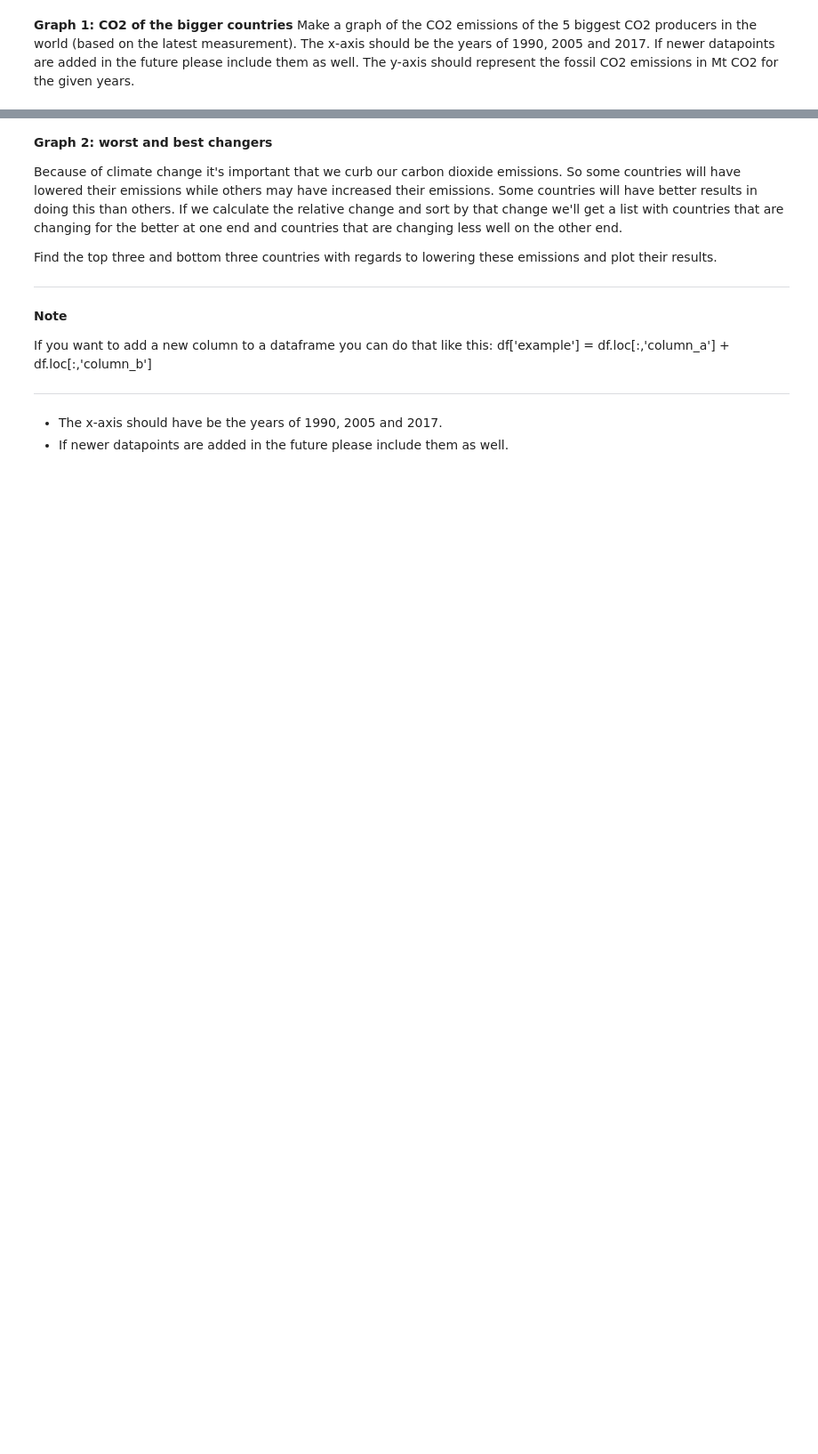
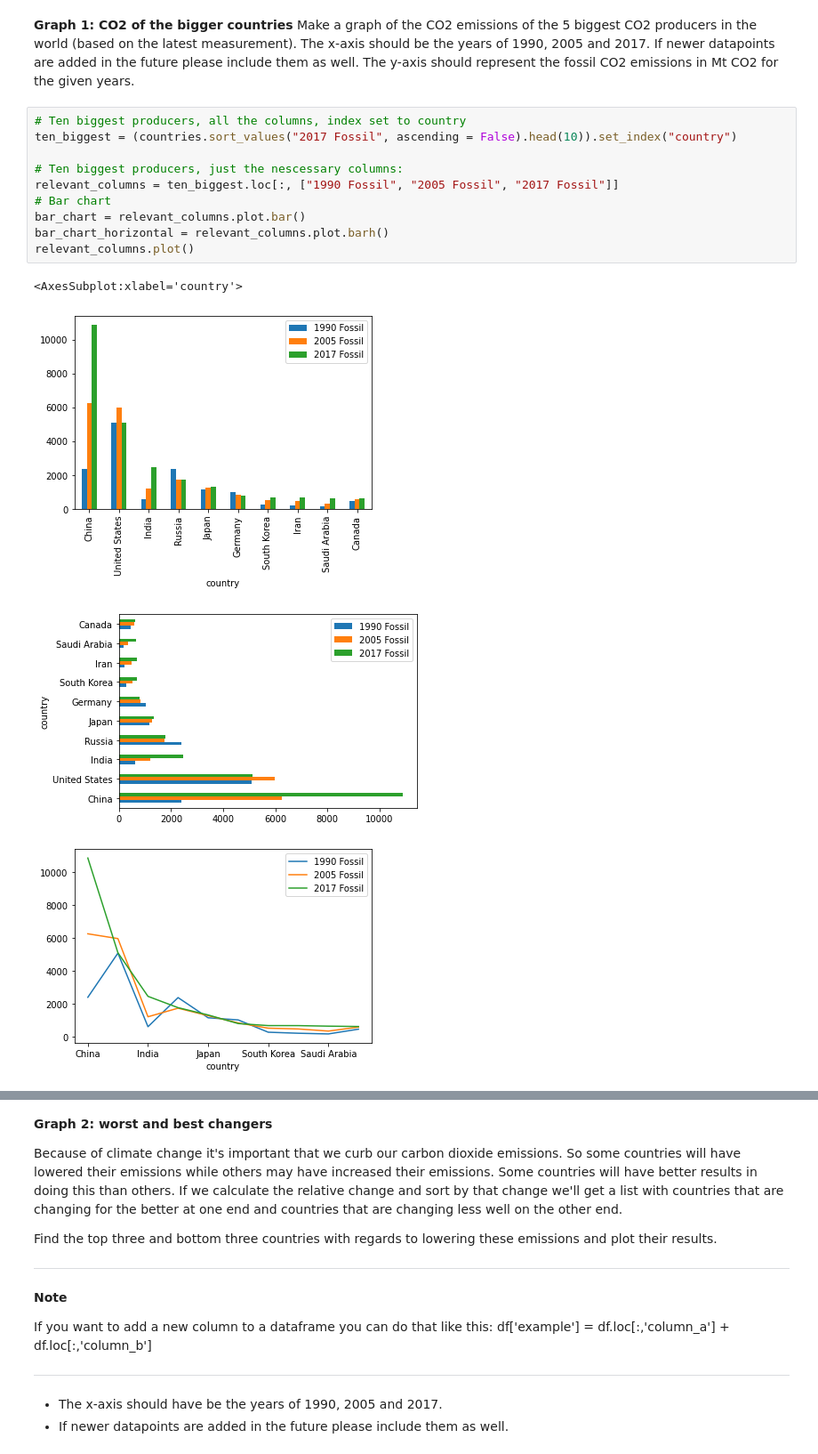
Before and after one commit to MevrouwHelderder/Assignments, a Jupyter notebook: Assignment_Global_CO2_Emissions.ipynb, the cells around one changed output, grey strips where cells are left out. Shown at 89% size. Saved outputs shown, nothing was run; the diff lists cells and outputs as text; blank space fills up the shorter version.

```diff
--- a/Assignment_Global_CO2_Emissions.ipynb
+++ b/Assignment_Global_CO2_Emissions.ipynb
@@ -21,3 +39,18 @@ countries
 # %% [markdown]
 **Graph 1: CO2 of the bigger countries**
 Make a graph of the CO2 emissions of the 5 biggest CO2 producers in the world (based on the latest measurement). The x-axis should be the years of 1990, 2005 and 2017. If newer datapoints are added in the future please include them as well. The y-axis should represent the fossil CO2 emissions in Mt CO2 for the given years.
+# %%
+# Ten biggest producers, all the columns, index set to country
+ten_biggest = (countries.sort_values("2017 Fossil", ascending = False).head(10)).set_index("country")
+
+# Ten biggest producers, just the nescessary columns:
+relevant_columns = ten_biggest.loc[:, ["1990 Fossil", "2005 Fossil", "2017 Fossil"]]
+# Bar chart
+bar_chart = relevant_columns.plot.bar()
+bar_chart_horizontal = relevant_columns.plot.barh()
+relevant_columns.plot()
+# %% [output]
+<AxesSubplot:xlabel='country'>
+[figure, added]
+[figure, added]
+[figure, added]
```
Also changed, not shown: parts of 2 cells of this notebook.
